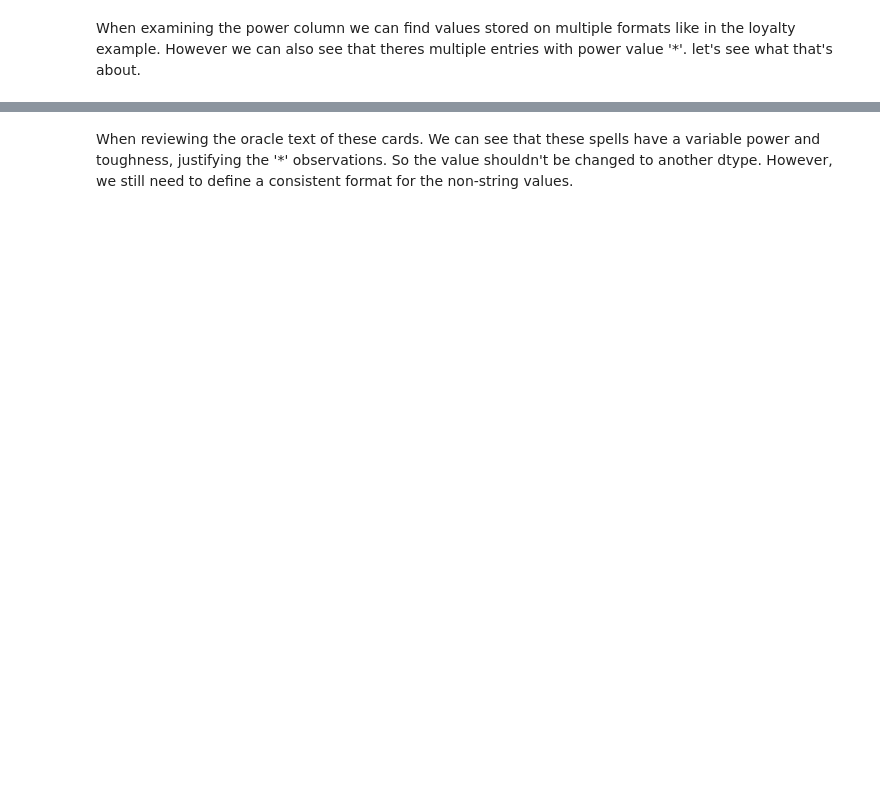
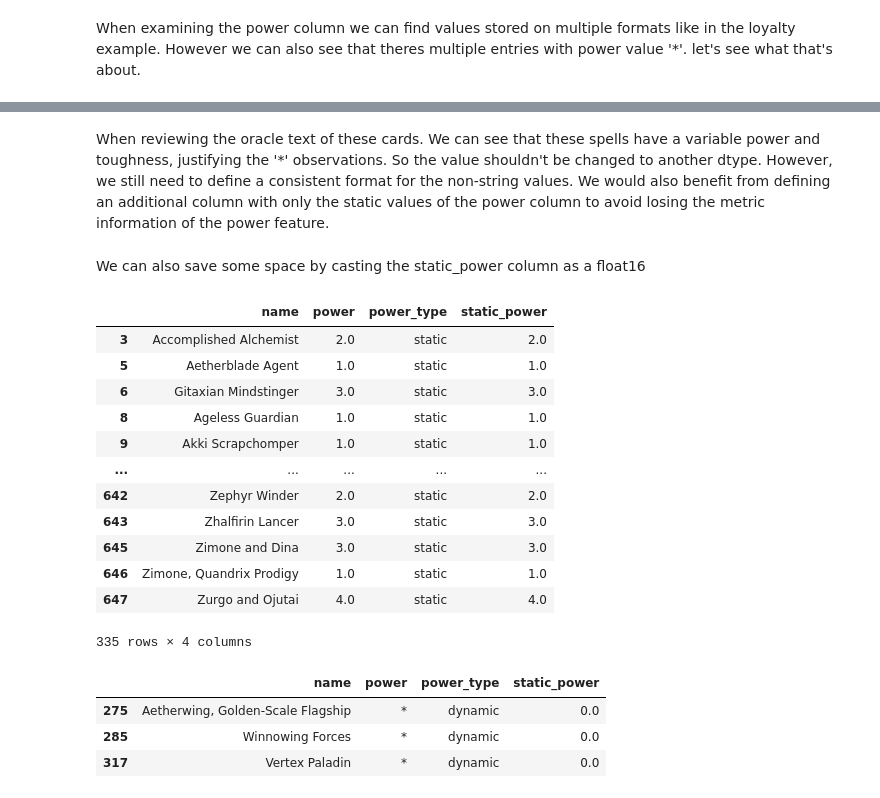
Before and after one commit to ajemmott/mtg-data-projects, a Jupyter notebook: notebooks/01-api-data-structuring.ipynb, the cells around one changed output, grey strips where cells are left out. Saved outputs shown, nothing was run; the diff lists cells and outputs as text; code cells hidden in the pictures; blank space fills up the shorter version.

```diff
--- a/notebooks/01-api-data-structuring.ipynb
+++ b/notebooks/01-api-data-structuring.ipynb
@@ -645,2 +659,27 @@ df
 # %% [markdown]
-When reviewing the oracle text of these cards. We can see that these spells have a variable power and toughness, justifying the '*' observations. So the value shouldn't be changed to another dtype. However, we still need to define a consistent format for the non-string values.
+When reviewing the oracle text of these cards. We can see that these spells have a variable power and toughness, justifying the '*' observations. So the value shouldn't be changed to another dtype. However, we still need to define a consistent format for the non-string values. We would also benefit from defining an additional column with only the static values of the power column to avoid losing the metric information of the power feature.
+# %%
+def parse_numeric_col(row, col_name, value_regex, as_type='float'):
+
+    # Get the value of the col
+    observation = row[col_name]
+
+    # Skip it if its null
+    if pd.isna(observation):
+        return row
+
+    # If it is not a number then ...
+    if not re.match(
+                value_regex,
+                str(observation)):
+        row[f'{col_name}_type'] = 'dynamic' # label it as dyanmic...
+        row[f'static_{col_name}'] = 0.0     # set its static value as 0...
+        return row                          # and exit
+
+
+    row[f'{col_name}_type'] = 'static'              # Label it as static...
+    row[f'static_{col_name}'] = float(observation)  # set its static value
+                                                    # as float...
+    row[col_name] = str(float(observation))         # and store its static
+                                                    # value as string too
+    return row
@@ -646,0 +694,2 @@ When reviewing the oracle text of these cards. We can see that these spells have
+# %% [markdown]
+We can also save some space by casting the static_power column as a float16
@@ -646,0 +699,32 @@ When reviewing the oracle text of these cards. We can see that these spells have
+# %%
+
+# Displaing an overview of the data parsed from the static values of
+# the power column
+set_data.loc[
+    set_data.power_type == 'static',
+    ['name','power','power_type','static_power']]
+# %% [output]
+|  | name | power | power_type | static_power |
+| 3 | Accomplished Alchemist | 2.0 | static | 2.0 |
+| 5 | Aetherblade Agent | 1.0 | static | 1.0 |
+| 6 | Gitaxian Mindstinger | 3.0 | static | 3.0 |
+| 8 | Ageless Guardian | 1.0 | static | 1.0 |
+| 9 | Akki Scrapchomper | 1.0 | static | 1.0 |
+| ... | ... | ... | ... | ... |
+| 642 | Zephyr Winder | 2.0 | static | 2.0 |
+| 643 | Zhalfirin Lancer | 3.0 | static | 3.0 |
+| 645 | Zimone and Dina | 3.0 | static | 3.0 |
+| 646 | Zimone, Quandrix Prodigy | 1.0 | static | 1.0 |
+| 647 | Zurgo and Ojutai | 4.0 | static | 4.0 |
+335 rows × 4 columns
+# %%
+# Displaing an overview of the data parsed from the dynamic values of
+# the power column
+set_data.loc[
+    set_data.power_type == 'dynamic',
+    ['name','power','power_type','static_power']]
+# %% [output]
+|  | name | power | power_type | static_power |
+| 275 | Aetherwing, Golden-Scale Flagship | * | dynamic | 0.0 |
+| 285 | Winnowing Forces | * | dynamic | 0.0 |
+| 317 | Vertex Paladin | * | dynamic | 0.0 |
```
Also changed, not shown: parts of 30 cells of this notebook.
